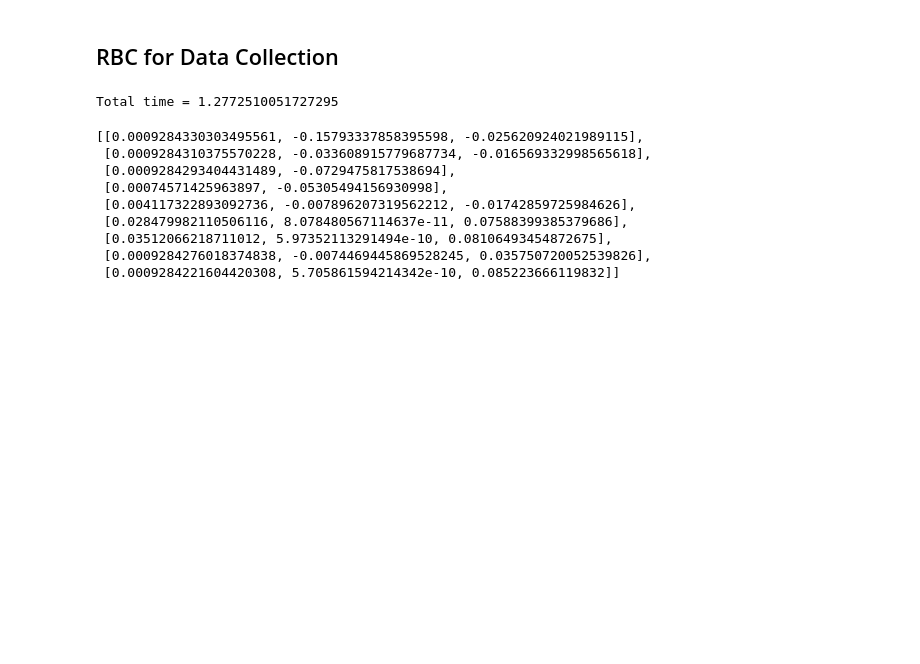
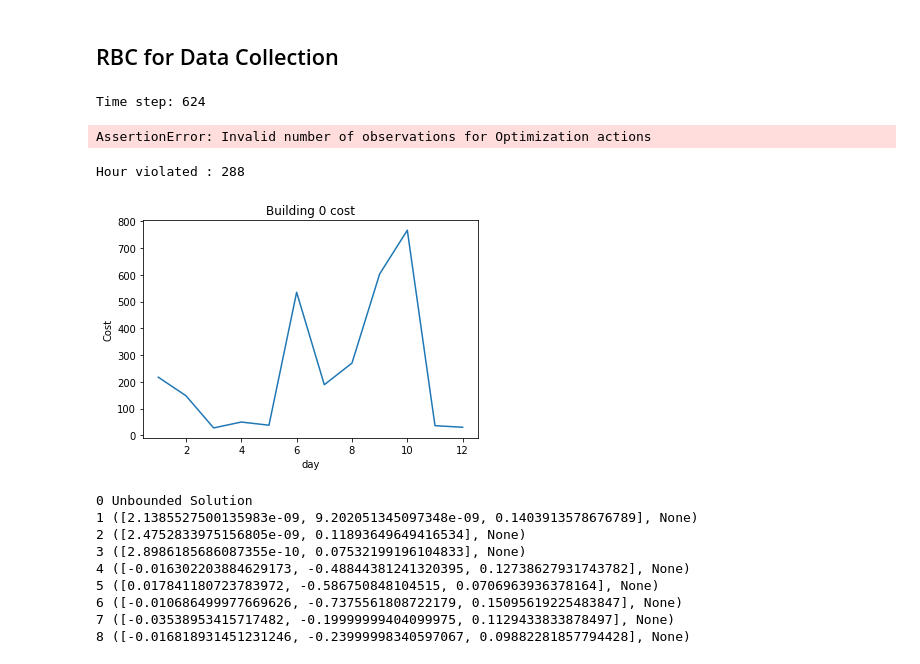
Before and after one commit to QasimWani/ZOiRL, a Jupyter notebook: colab_implicit_agent.ipynb, the cells around one changed output. Saved outputs shown, nothing was run; the diff lists cells and outputs as text; code cells hidden in the pictures; blank space fills up the shorter version.

```diff
--- a/colab_implicit_agent.ipynb
+++ b/colab_implicit_agent.ipynb
@@ -392,7 +453,7 @@ def get_idx_hour():
         assert indx_hour < len(list(actions_.values())[0]['states'].items()) - 1, "Please, select hour as a state for Building_1 to run the RBC"
     return indx_hour
 # %%
-def estimate_data(surrogate_env:CityLearn, agent:RBC, state, data, idx_hour:int, t_start:int):
+def estimate_data(surrogate_env:CityLearn, agent:RBC, state, data, idx_hour:int, t_start:int, init_updates:dict):
     """ Returns data for hours `t_start` - 24 using `surrogate_env` running RBC `agent` """
     for i in range(t_start%24, 24):
         hour_state = np.array([[state[0][idx_hour]]])
@@ -401,4 +462,5 @@ def estimate_data(surrogate_env:CityLearn, agent:RBC, state, data, idx_hour:int,
         state = next_state
 
         data = parse_data(data, get_current_data(surrogate_env, t_start + i))
-    return data
+
+    return init_values(data, init_updates)[0] if t_start == 0 else data #only load previous values at start of day
@@ -405,11 +483,11 @@ def estimate_data(surrogate_env:CityLearn, agent:RBC, state, data, idx_hour:int,
 # %%
-# data = [[] for _ in range(28) ] #loads all data for 10 params
 data = {}
+actions_arr = [] #plot actions
 
 state = env.reset() #states/building
 done = False
 t_idx = 0
-rbc_threshold = 168 #run RBC 1st week of every 2 months
+rbc_threshold = 336 #run RBC for 2 weeks
 
 total_rewards = [] #reward for each building
 
@@ -418,26 +496,36 @@ indx_hour = get_idx_hour()
 
 start = time.time()
 
+look_ahead_cost = []
 #run agent
-while not done and t_idx < 168:
+while not done and t_idx < rbc_threshold + 24*30:
 
     hour_state = np.array([[state[0][indx_hour]]])
 
     if t_idx%24 == 0 and t_idx > 0: #reset values every day
-        #data = [[] for _ in range(28) ] #loads all data for 10 params
+
+        _, init_updates = init_values(data) #update 0th hour values
         data = {}
-        #env = reset_soc(env)
 
-    if t_idx%1460 < rbc_threshold: #run RBC 1st week of every 2 months
+    if t_idx%1460 < rbc_threshold:
         action = agents.select_action(hour_state)
         next_state, rewards, done, _ = env.step(action)
     else:
-        #running optimization per 24 hours.
-        data_est = estimate_data(deepcopy(env), agents, state, deepcopy(data), indx_hour, t_idx) #adaptive-perhour
-        action = get_actions(24, data_est, t_idx % 24 + 1) #runs optimization per hour.
-        next_state, rewards, done, _ = env.step(action)
+        #day ahead dispatch.
+        ### at first hour, collects the data from t = 1 to t = 24 using RBC.
+        ### solves optimization for all hours, and runs corresponding actions for the next 23 hours
+        if not data: #first hour
+            data_est = estimate_data(deepcopy(env), agents, state, deepcopy(data), indx_hour, t_idx, init_updates)
+            optim_results = get_actions(data_est, t_idx % 24, lookahead=True) #day-ahead plan
+            action_planned_day, cost_dispatch = zip(*optim_results)
+            look_ahead_cost.append(cost_dispatch) # per day estimation cost after solving for hour 1 for hours 1-24
+        #action = get_actions(data_est, t_idx % 24) #runs optimization per hour.
+        assert len(action_planned_day[0][0]) == 24, 'Invalid number of observations for Optimization actions'
+        next_state, rewards, done, _ = env.step([np.array(action_planned_day[idx])[:, t_idx % 24] for idx in range(len(actions_spaces))])
 
     state = next_state
+
+    actions_arr.append(action)
 
     data = parse_data(data, get_current_data(env, t_idx))
     total_rewards.append(rewards)
@@ -449,4 +537,9 @@ while not done and t_idx < 168:
 end = time.time()
 print(f"Total time = {end - start}")
 # %% [output]
-Total time = 1.2772510051727295
+Time step: 624
+AssertionError: Invalid number of observations for Optimization actions
+# %%
+print(f'Hour violated : {t_idx - rbc_threshold}')
+# %% [output]
+Hour violated : 288
@@ -452,0 +550,12 @@ Total time = 1.2772510051727295
+# %%
+bid = 0 #Building ID
+cost_ = np.array(look_ahead_cost).T[bid][:-1].astype(np.float)
+# %%
+plt.plot(np.arange(1, 1 + len(cost_)), cost_)
+plt.title(f"Building {bid} cost")
+plt.xlabel("day")
+plt.ylabel("Cost")
+
+plt.show()
+# %% [output]
+[figure, added]
@@ -453,16 +579,15 @@ Total time = 1.2772510051727295
 # %%
 #optimization debug -> !!! PROBLEM !!!
-
-### Works on 17 hour
-debug = get_actions(24, data, 17, debug=False, apply_seed=False)
-debug
+debug = get_actions(data_est, (t_idx - rbc_threshold) % 24, debug=False, apply_seed=False)
+for i in range(len(debug)):
+    print(i, debug[i])
 # %% [output]
-[[0.0009284330303495561, -0.15793337858395598, -0.025620924021989115],
- [0.0009284310375570228, -0.033608915779687734, -0.016569332998565618],
- [0.0009284293404431489, -0.0729475817538694],
- [0.00074571425963897, -0.05305494156930998],
- [0.004117322893092736, -0.007896207319562212, -0.01742859725984626],
- [0.028479982110506116, 8.078480567114637e-11, 0.07588399385379686],
- [0.03512066218711012, 5.97352113291494e-10, 0.08106493454872675],
- [0.0009284276018374838, -0.0074469445869528245, 0.035750720052539826],
- [0.0009284221604420308, 5.705861594214342e-10, 0.085223666119832]]
+0 Unbounded Solution
+1 ([2.1385527500135983e-09, 9.202051345097348e-09, 0.1403913578676789], None)
+2 ([2.4752833975156805e-09, 0.11893649649416534], None)
+3 ([2.8986185686087355e-10, 0.07532199196104833], None)
+4 ([-0.016302203884629173, -0.48844381241320395, 0.12738627931743782], None)
+5 ([0.017841180723783972, -0.586750848104515, 0.0706963936378164], None)
+6 ([-0.010686499977669626, -0.7375561808722179, 0.15095619225483847], None)
+7 ([-0.03538953415717482, -0.19999999404099975, 0.1129433833878497], None)
+8 ([-0.016818931451231246, -0.23999998340597067, 0.09882281857794428], None)
```
Also changed, not shown: parts of 17 cells of this notebook.
